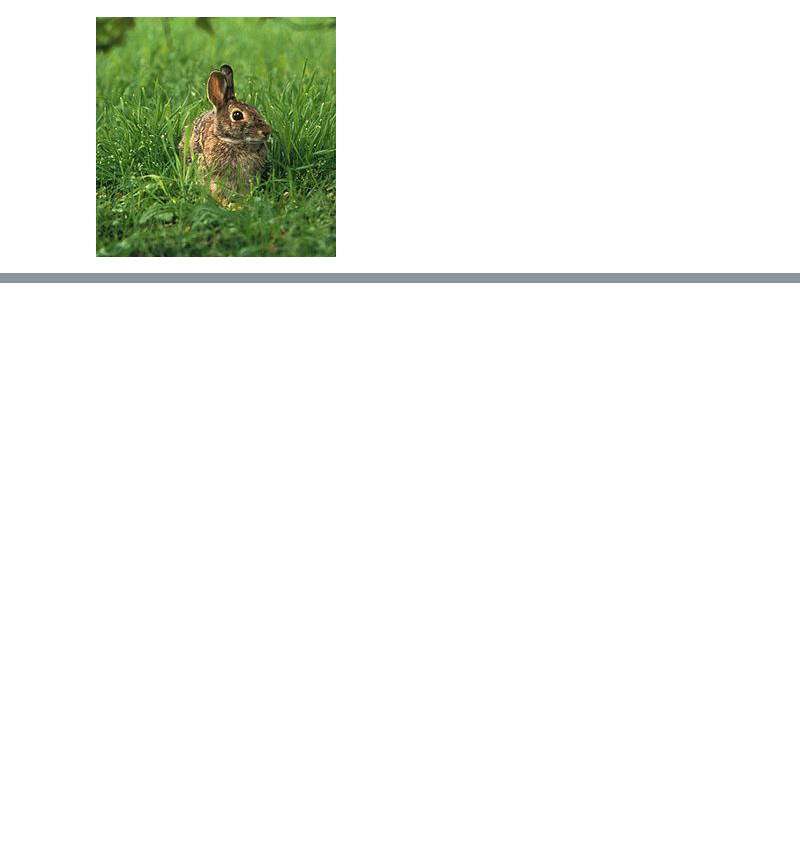
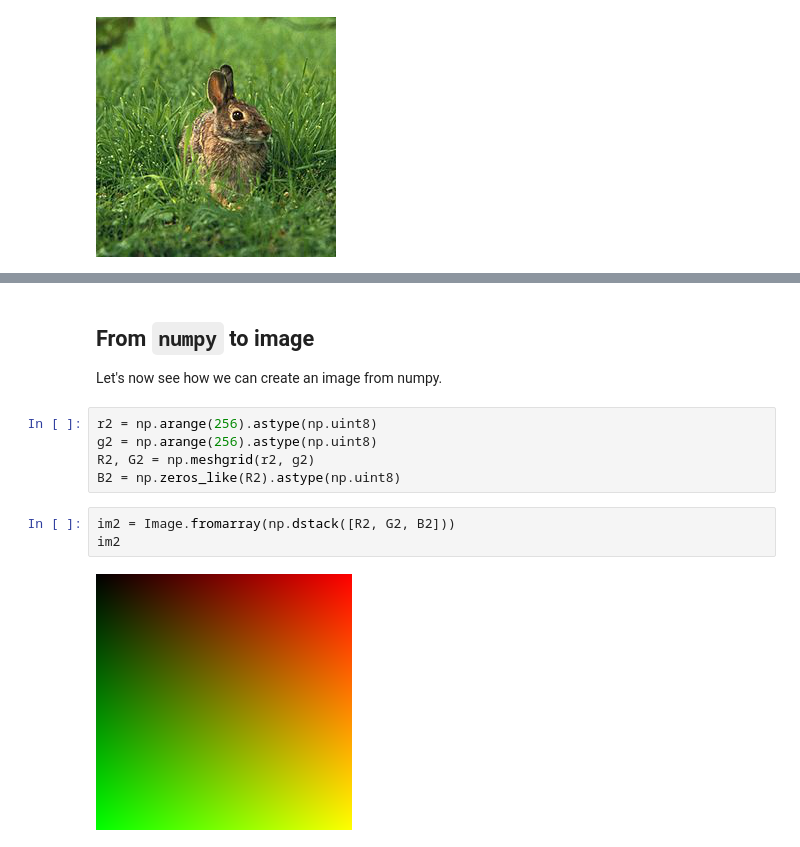
Before and after one commit to lcharleux/scientific_python, a Jupyter notebook: doc/notebooks/5_Image_Processing/00_Basics/00_Basics.ipynb, the cells around one changed output, grey strips where cells are left out. Cells and saved outputs as stored; diff of their text form; blank space fills up the shorter version.

Commit message:
Image basics

```diff
--- a/doc/notebooks/5_Image_Processing/00_Basics/00_Basics.ipynb
+++ b/doc/notebooks/5_Image_Processing/00_Basics/00_Basics.ipynb
@@ -41,0 +84,14 @@ There are mainly two kinds of numerical images:
+# %% [markdown]
+## From `numpy` to image
+
+Let's now see how we can create an image from numpy.
+# %%
+r2 = np.arange(256).astype(np.uint8)
+g2 = np.arange(256).astype(np.uint8)
+R2, G2 = np.meshgrid(r2, g2)
+B2 = np.zeros_like(R2).astype(np.uint8)
+# %%
+im2 = Image.fromarray(np.dstack([R2, G2, B2]))
+im2
+# %% [output]
+[figure, added]
```
Also changed, not shown: parts of 7 cells of this notebook.
